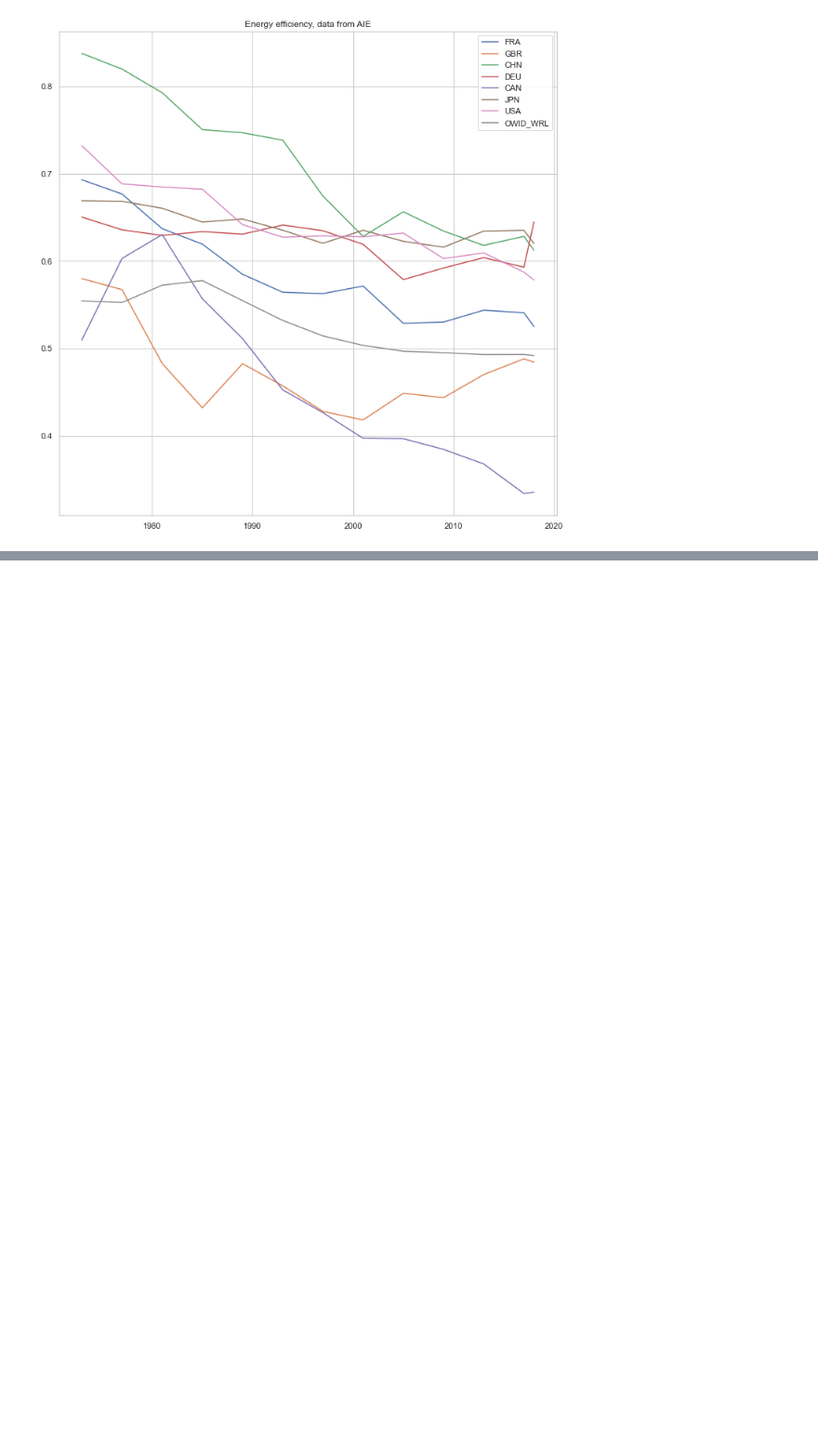
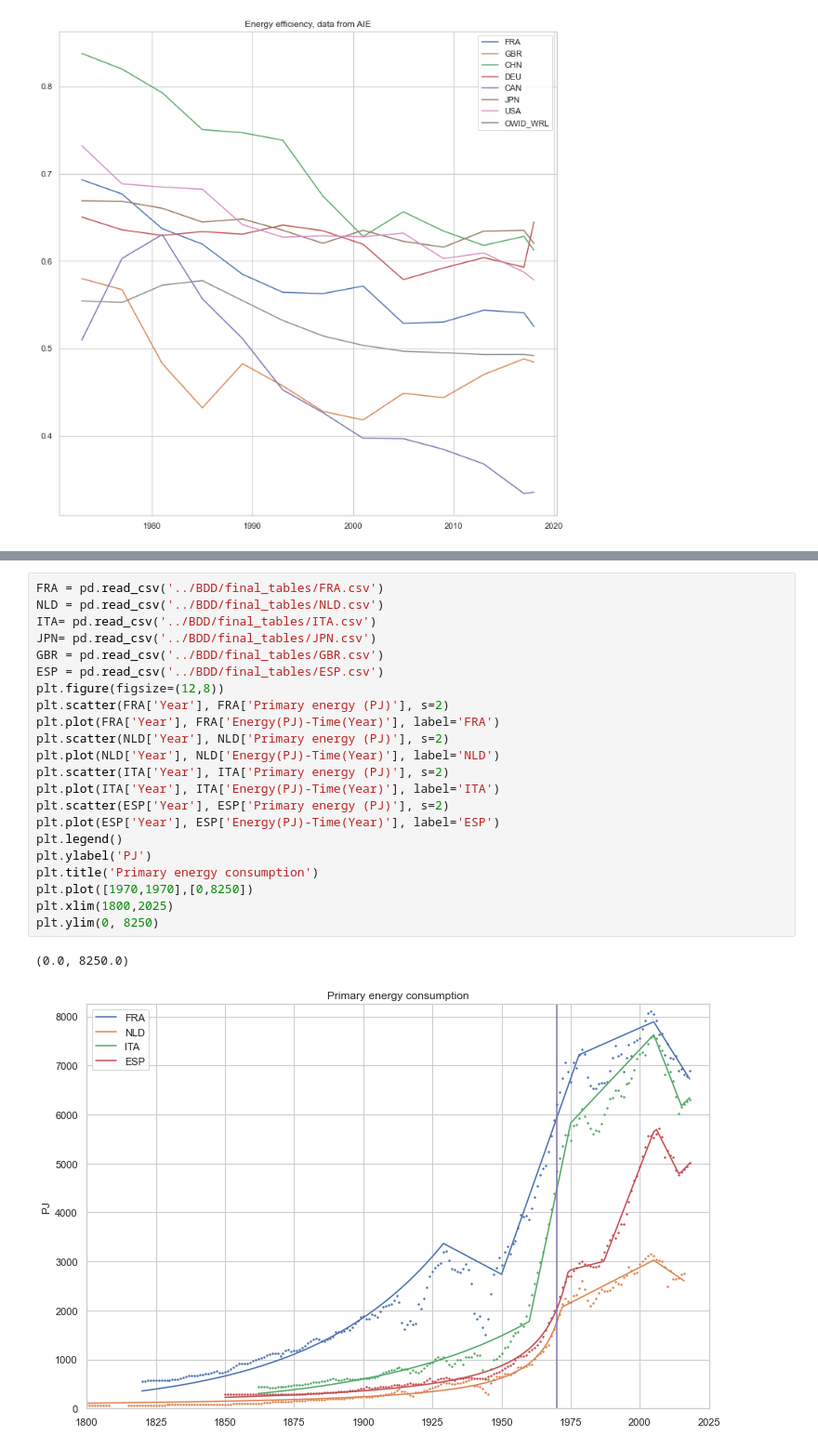
Before and after one commit to leatrin/EnergyLimits, a Jupyter notebook: Codes/brouillon.ipynb, the cells around one changed output, grey strips where cells are left out. Shown at 93% size. Saved outputs shown, nothing was run; the diff lists cells and outputs as text; blank space fills up the shorter version.

```diff
--- a/Codes/brouillon.ipynb
+++ b/Codes/brouillon.ipynb
@@ -106,0 +103,25 @@ No handles with labels found to put in legend.
+# %%
+FRA = pd.read_csv('../BDD/final_tables/FRA.csv')
+NLD = pd.read_csv('../BDD/final_tables/NLD.csv')
+ITA= pd.read_csv('../BDD/final_tables/ITA.csv')
+JPN= pd.read_csv('../BDD/final_tables/JPN.csv')
+GBR = pd.read_csv('../BDD/final_tables/GBR.csv')
+ESP = pd.read_csv('../BDD/final_tables/ESP.csv')
+plt.figure(figsize=(12,8))
+plt.scatter(FRA['Year'], FRA['Primary energy (PJ)'], s=2)
+plt.plot(FRA['Year'], FRA['Energy(PJ)-Time(Year)'], label='FRA')
+plt.scatter(NLD['Year'], NLD['Primary energy (PJ)'], s=2)
+plt.plot(NLD['Year'], NLD['Energy(PJ)-Time(Year)'], label='NLD')
+plt.scatter(ITA['Year'], ITA['Primary energy (PJ)'], s=2)
+plt.plot(ITA['Year'], ITA['Energy(PJ)-Time(Year)'], label='ITA')
+plt.scatter(ESP['Year'], ESP['Primary energy (PJ)'], s=2)
+plt.plot(ESP['Year'], ESP['Energy(PJ)-Time(Year)'], label='ESP')
+plt.legend()
+plt.ylabel('PJ')
+plt.title('Primary energy consumption')
+plt.plot([1970,1970],[0,8250])
+plt.xlim(1800,2025)
+plt.ylim(0, 8250)
+# %% [output]
+(0.0, 8250.0)
+[figure, added]
```
Also changed, not shown: parts of 7 cells of this notebook, 36 other files.
